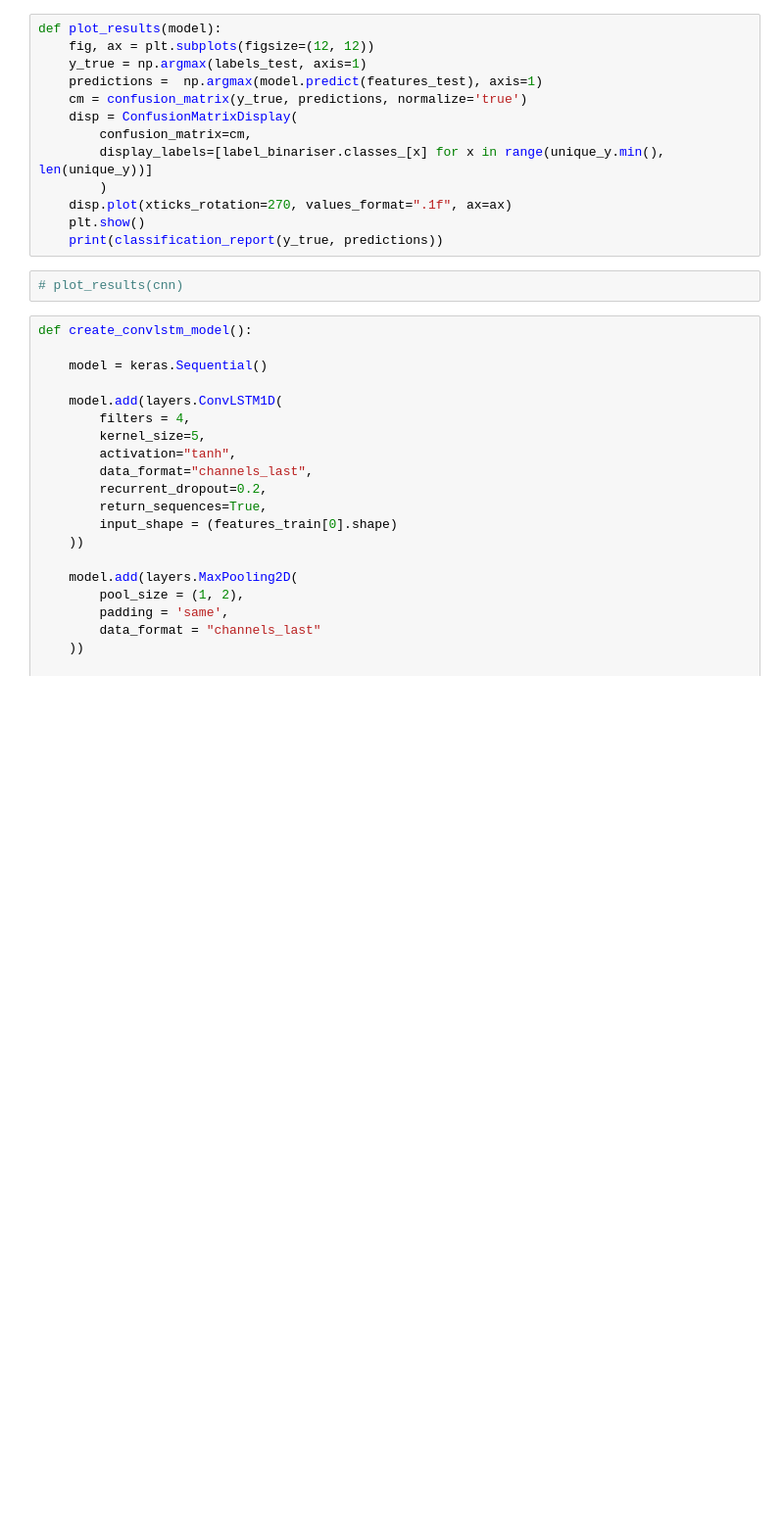
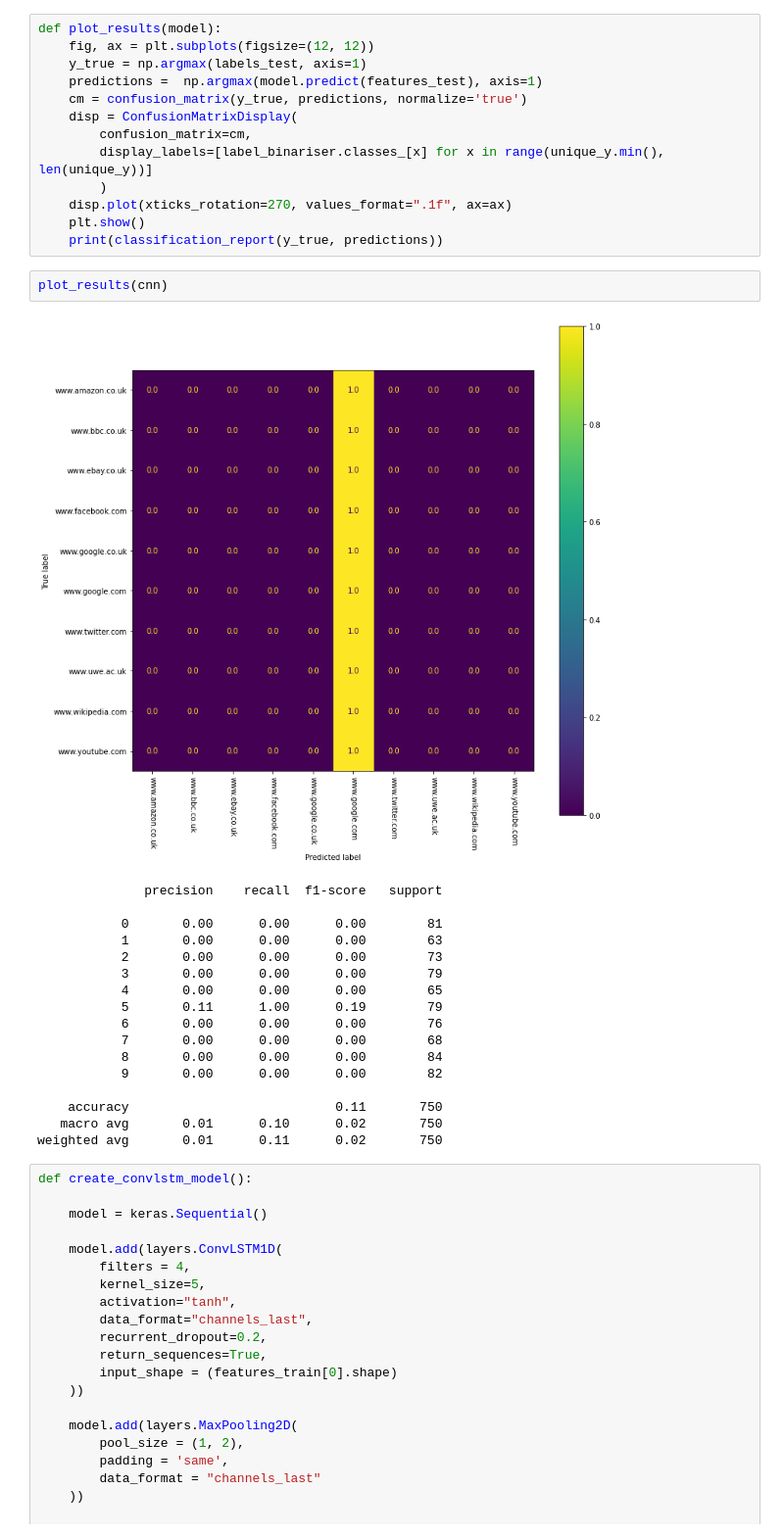
Before and after one commit to mikekuk/VPN_de-anonymiser, a Jupyter notebook: ml_test.ipynb, the cells around one changed output. Shown: that part at 98% size. Saved outputs shown, nothing was run; the diff lists cells and outputs as text; blank space fills up the shorter version.

```diff
--- a/ml_test.ipynb
+++ b/ml_test.ipynb
@@ -187,8 +186,26 @@ def plot_results(model):
     disp.plot(xticks_rotation=270, values_format=".1f", ax=ax)
     plt.show()
     print(classification_report(y_true, predictions))
-# %%
-# plot_results(cnn)
+# %%
+plot_results(cnn)
+# %% [output]
+[figure, added]
+              precision    recall  f1-score   support
+
+           0       0.00      0.00      0.00        81
+           1       0.00      0.00      0.00        63
+           2       0.00      0.00      0.00        73
+           3       0.00      0.00      0.00        79
+           4       0.00      0.00      0.00        65
+           5       0.11      1.00      0.19        79
+           6       0.00      0.00      0.00        76
+           7       0.00      0.00      0.00        68
+           8       0.00      0.00      0.00        84
+           9       0.00      0.00      0.00        82
+
+    accuracy                           0.11       750
+   macro avg       0.01      0.10      0.02       750
+weighted avg       0.01      0.11      0.02       750
 # %%
 def create_convlstm_model():
 
```
Also changed, not shown: parts of 19 cells of this notebook, 7 other files.
